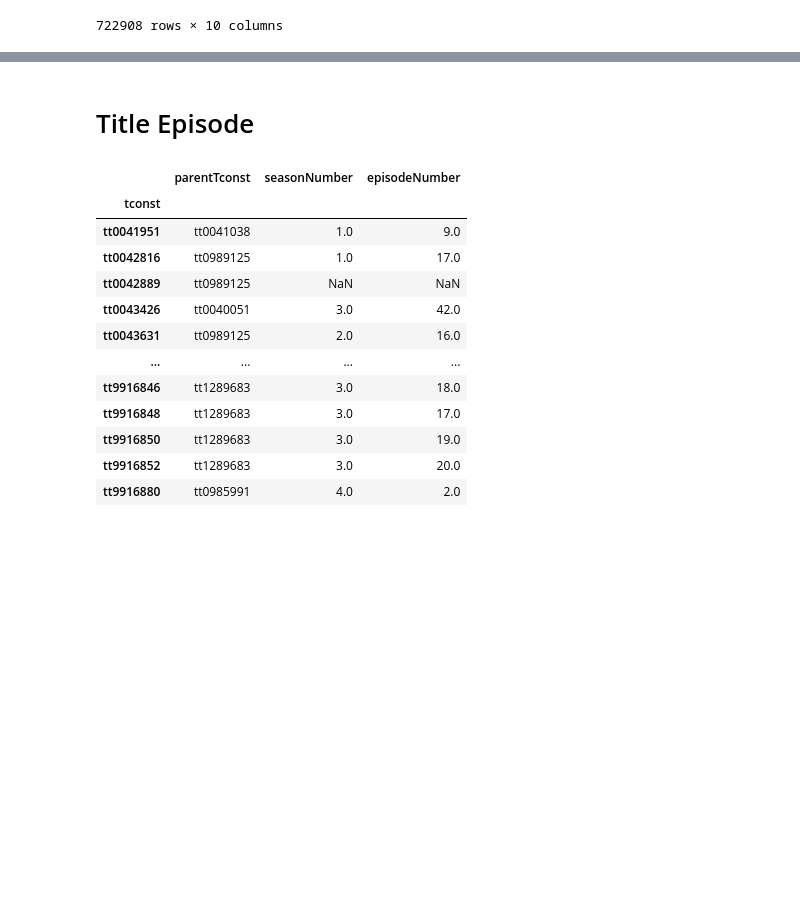
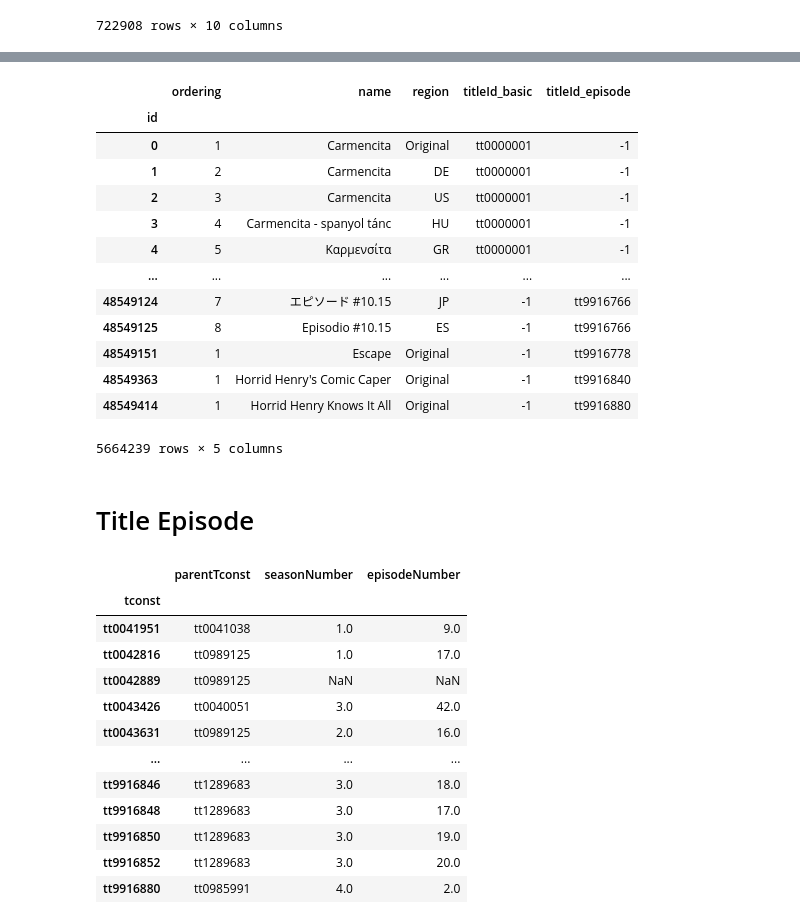
Before and after one commit to danieljaderpellattiero/unive-imdb, a Jupyter notebook: tsv_formatter.ipynb, the cells around one changed output, grey strips where cells are left out. Saved outputs shown, nothing was run; the diff lists cells and outputs as text; code cells hidden in the pictures; blank space fills up the shorter version.

```diff
--- a/tsv_formatter.ipynb
+++ b/tsv_formatter.ipynb
@@ -457,3 +482,20 @@ title_basics_ratings_episode
+# %%
+title_aka
+# %% [output]
+|  | ordering | name | region | titleId_basic | titleId_episode |
+| id |  |  |  |  |  |
+| 0 | 1 | Carmencita | Original | tt0000001 | -1 |
+| 1 | 2 | Carmencita | DE | tt0000001 | -1 |
+| 2 | 3 | Carmencita | US | tt0000001 | -1 |
+| 3 | 4 | Carmencita - spanyol tánc | HU | tt0000001 | -1 |
+| 4 | 5 | Καρμενσίτα | GR | tt0000001 | -1 |
+| ... | ... | ... | ... | ... | ... |
+| 48549124 | 7 | エピソード #10.15 | JP | -1 | tt9916766 |
+| 48549125 | 8 | Episodio #10.15 | ES | -1 | tt9916766 |
+| 48549151 | 1 | Escape | Original | -1 | tt9916778 |
+| 48549363 | 1 | Horrid Henry's Comic Caper | Original | -1 | tt9916840 |
+| 48549414 | 1 | Horrid Henry Knows It All | Original | -1 | tt9916880 |
+5664239 rows × 5 columns
 # %% [markdown]
 # Title Episode
 # %%
```
Also changed, not shown: parts of 7 cells of this notebook, 1 other file.
